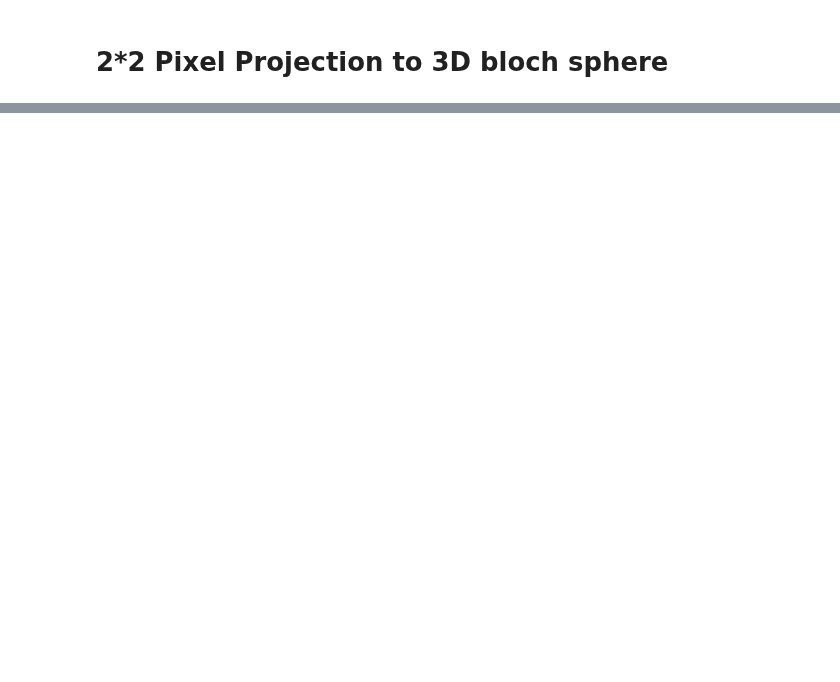
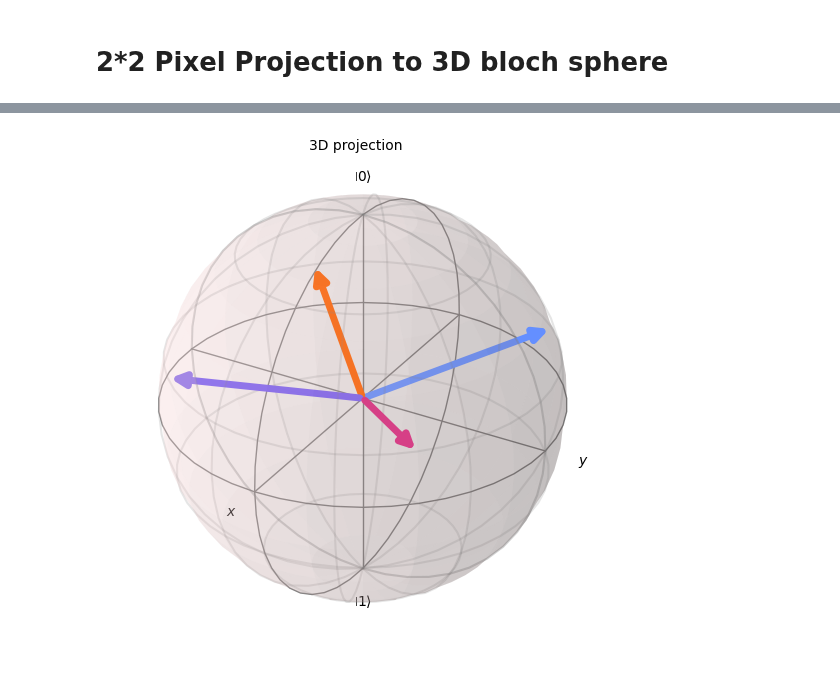
Before and after one commit to ksm999/Stereo, a Jupyter notebook: Quantum_Image_Processing.ipynb, the cells around one changed output, grey strips where cells are left out. Drawn from its saved outputs; the diff is of its cells as text; code cells hidden in the pictures; blank space fills up the shorter version.

```diff
--- a/Quantum_Image_Processing.ipynb
+++ b/Quantum_Image_Processing.ipynb
@@ -196,0 +103,4 @@ plot_bloch_vector(P)
+# %%
+plot_bloch_vector(point_3d, title='3D projection')
+# %% [output]
+[figure, added]
```
Also changed, not shown: parts of 16 cells of this notebook, 3 other files.
